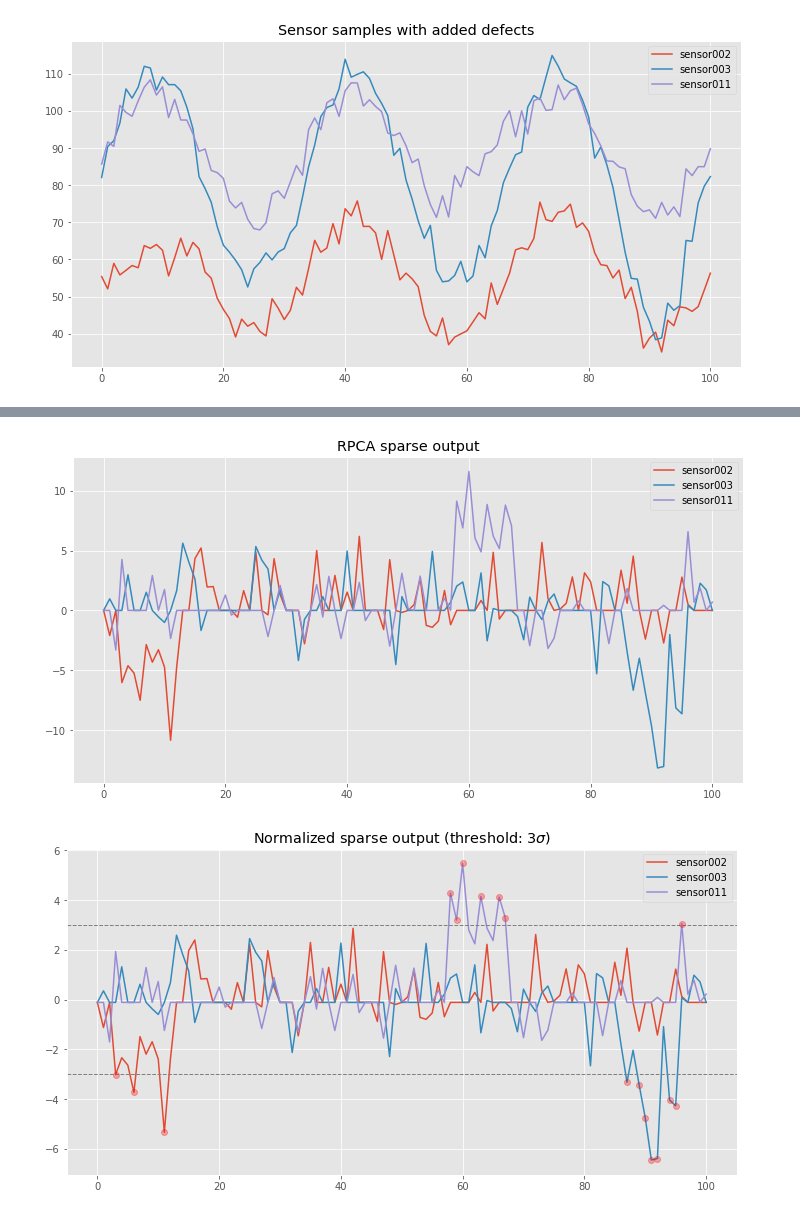
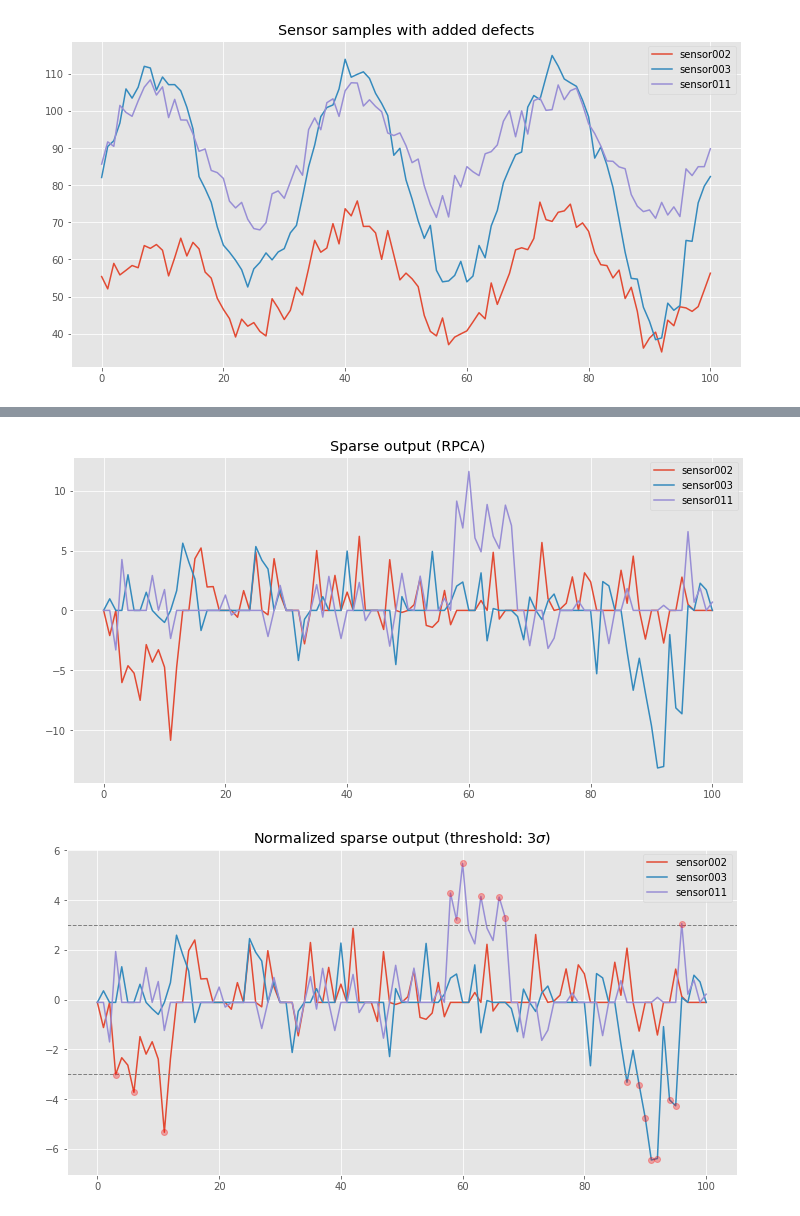
Before and after one commit to sebastianmarkow/blog-appendix, a Jupyter notebook: outlier-detection-rpca/anomaly-detection-on-time-series-via-rpca.ipynb, the cells around one changed output, grey strips where cells are left out. Drawn from its saved outputs; the diff is of its cells as text; code cells hidden in the pictures.

```diff
--- a/outlier-detection-rpca/anomaly-detection-on-time-series-via-rpca.ipynb
+++ b/outlier-detection-rpca/anomaly-detection-on-time-series-via-rpca.ipynb
@@ -318,7 +324,7 @@ class RobustPCA(TransformerMixin):
         options = ['sparse', 'low_rank']
 
         if method not in options:
-            raise ValueError('method must be one of %s' % options)
+            raise ValueError(f'method must be one of {options}')
 
         self._method = method
         self._mu = mu
@@ -398,16 +407,16 @@ YSHIFT = (50, 100)
 SIGMA = 3
 MU = 0
 
-random_range = lambda x: np.random.rand() * (x[1]-x[0]) + x[0]
+gauss_range = lambda x: np.random.rand() * (x[1]-x[0]) + x[0]
 
 sensors = np.zeros((N_SENSORS, N_SAMPLES+1))
 
 for i in range(N_SENSORS):
     noise = np.random.randn(N_SAMPLES+1) * SIGMA + MU
-    signal = pattern * random_range(AMPLITUDE) + random_range(YSHIFT)
+    signal = pattern * gauss_range(AMPLITUDE) + gauss_range(YSHIFT)
     sensors[i,:] = np.add(signal, noise)
 
-sensor_names = np.array(['sensor%03d' % (n + 1) for n in range(N_SENSORS)])
+sensor_names = np.array([f'sensor{n:03}' for n in range(1, N_SENSORS+1)])
 
 df_sensors = pd.DataFrame(sensors.T, columns=sensor_names)
 # %%
@@ -481,8 +488,8 @@ Wall time: 3.8 s
 # %%
 df_anomalies_estimated = pd.DataFrame(sparse_matrix.T, columns=sensor_names)
-df_anomalies_estimated.iloc[:, samples].plot(title='RPCA sparse output', **PLTARGS);
+df_anomalies_estimated.iloc[:, samples].plot(title='Sparse output (RPCA)', **PLTARGS);
 # %% [output]
-[figure, old version]
+[figure, new version]
 # %%
 mean = np.mean(df_anomalies_estimated.values)
 std = np.std(df_anomalies_estimated.values)
```
Also changed, not shown: parts of 12 cells of this notebook, 1 other file.
